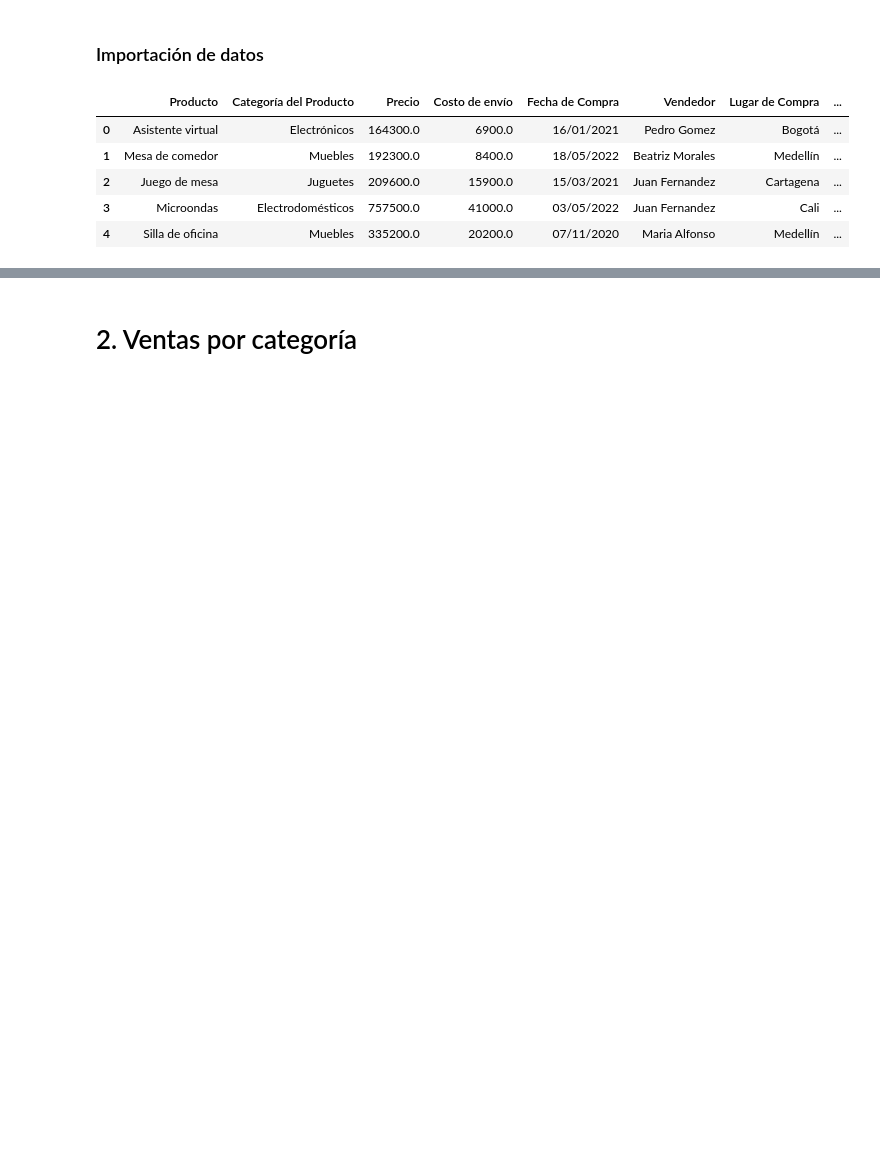
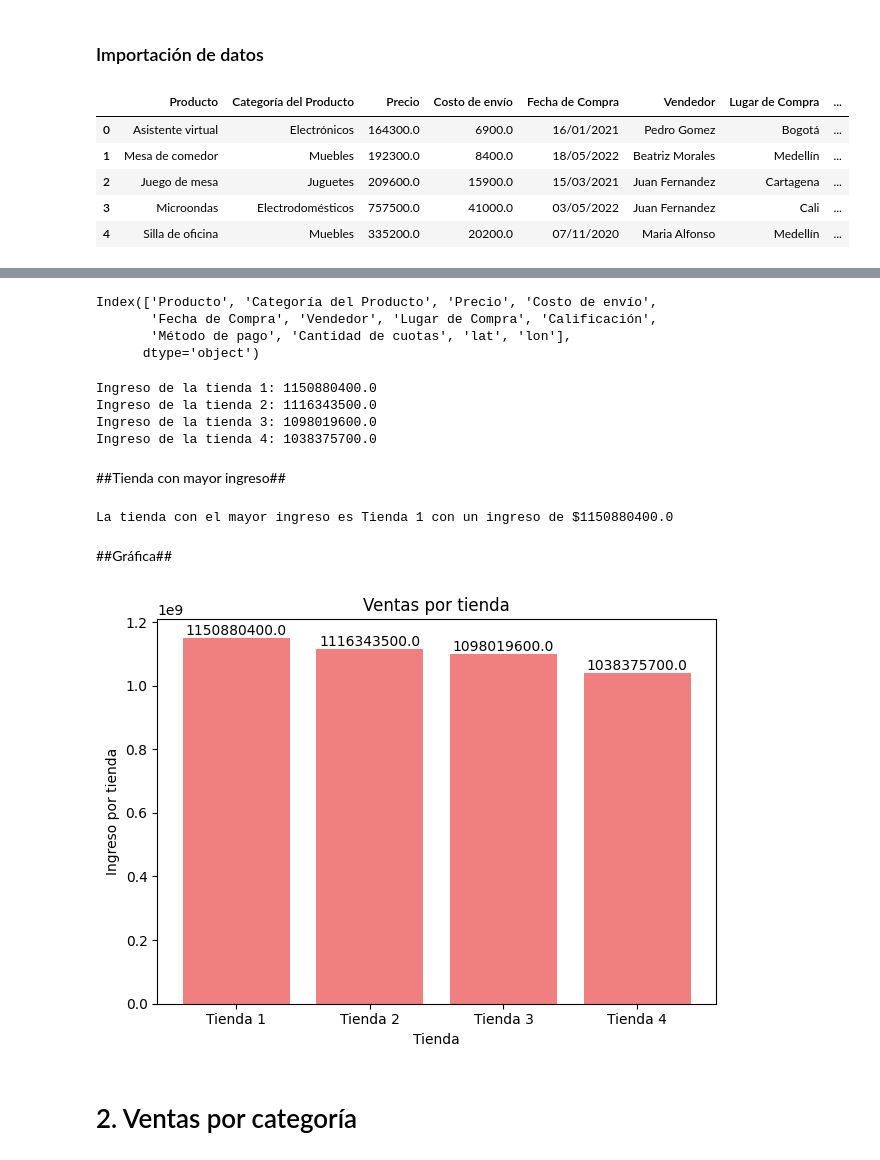
Before and after one commit to MauLazcano/challengeAluraStore, a Jupyter notebook: AluraStoreLatam.ipynb, the cells around one changed output, grey strips where cells are left out. Drawn from its saved outputs; the diff is of its cells as text; code cells hidden in the pictures; blank space fills up the shorter version.

```diff
--- a/AluraStoreLatam.ipynb
+++ b/AluraStoreLatam.ipynb
@@ -26,2 +47,58 @@ tienda.head()
+# %%
+print(tienda.columns)
+# %% [output]
+Index(['Producto', 'Categoría del Producto', 'Precio', 'Costo de envío',
+       'Fecha de Compra', 'Vendedor', 'Lugar de Compra', 'Calificación',
+       'Método de pago', 'Cantidad de cuotas', 'lat', 'lon'],
+      dtype='object')
+# %%
+ingresoTienda1 = tienda['Precio'].sum()
+ingresoTienda2 = tienda2['Precio'].sum()
+ingresoTienda3 = tienda3['Precio'].sum()
+ingresoTienda4 = tienda4['Precio'].sum()
+
+print(f'\nIngreso de la tienda 1: {ingresoTienda1}')
+print(f'Ingreso de la tienda 2: {ingresoTienda2}')
+print(f'Ingreso de la tienda 3: {ingresoTienda3}')
+print(f'Ingreso de la tienda 4: {ingresoTienda4}')
+# %% [output]
+Ingreso de la tienda 1: 1150880400.0
+Ingreso de la tienda 2: 1116343500.0
+Ingreso de la tienda 3: 1098019600.0
+Ingreso de la tienda 4: 1038375700.0
+# %% [markdown]
+##Tienda con mayor ingreso##
+# %%
+ingresos = {
+    'Tienda 1': ingresoTienda1,
+    'Tienda 2': ingresoTienda2,
+    'Tienda 3': ingresoTienda3,
+    'Tienda 4': ingresoTienda4
+}
+
+ingresoMaximo = max(ingresos, key = ingresos.get)
+print(f'La tienda con el mayor ingreso es {ingresoMaximo} con un ingreso de ${round(ingresos[ingresoMaximo], 2)}')
+# %% [output]
+La tienda con el mayor ingreso es Tienda 1 con un ingreso de $1150880400.0
+# %% [markdown]
+##Gráfica##
+# %%
+tiendas = ['Tienda 1', 'Tienda 2', 'Tienda 3', 'Tienda 4']
+ventas = [ingresoTienda1, ingresoTienda2, ingresoTienda3, ingresoTienda4]
+
+colores = ['green', 'red', 'blue', 'pink']
+
+plt.bar(tiendas, ventas, color = 'lightcoral')
+plt.title('Ventas por tienda')
+plt.xlabel('Tienda')
+plt.ylabel('Ingreso por tienda')
+
+for i, valor in enumerate(ventas):
+    plt.text(i, valor + 50, str(valor), ha='center', va='bottom', fontsize=10)
+
+plt.tight_layout()
+plt.show()
+# %% [output]
+[figure, added]
 # %% [markdown]
 # 2. Ventas por categoría
```
Also changed, not shown: parts of 41 cells of this notebook.
